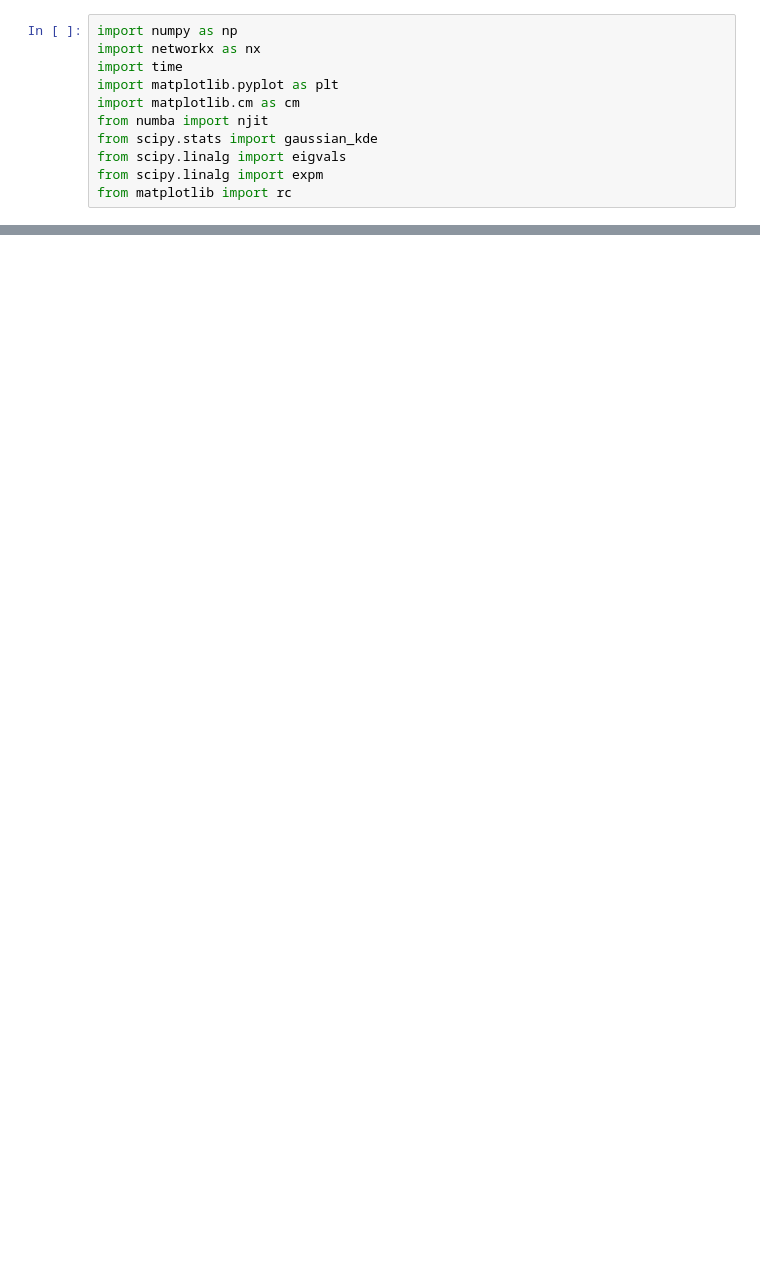
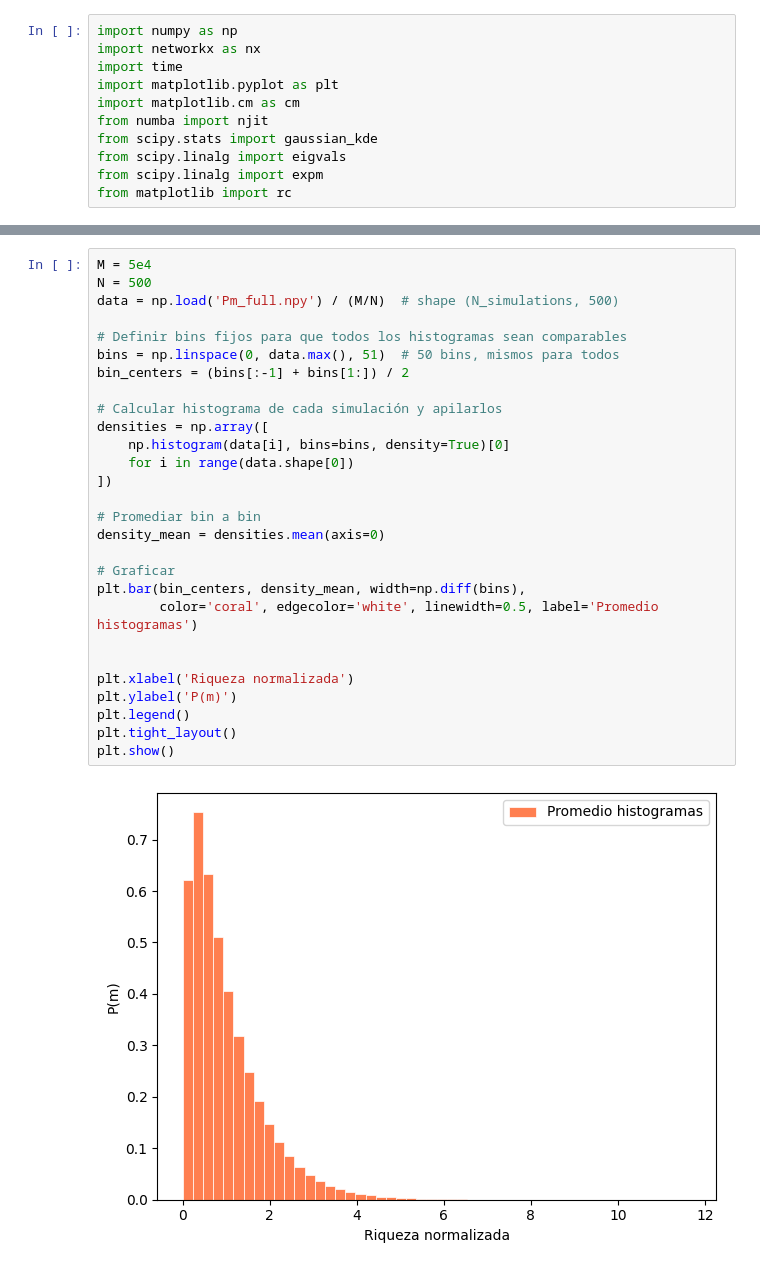
Before and after one commit to khernandezl048/Chakrabarti-Chakorbarti, a Jupyter notebook: Graficas.ipynb, the cells around one changed output, grey strips where cells are left out. Saved outputs shown, nothing was run; the diff lists cells and outputs as text; blank space fills up the shorter version.

```diff
--- a/Graficas.ipynb
+++ b/Graficas.ipynb
@@ -23,0 +26,30 @@ plt.show()
+# %%
+M = 5e4
+N = 500
+data = np.load('Pm_full.npy') / (M/N)  # shape (N_simulations, 500)
+
+# Definir bins fijos para que todos los histogramas sean comparables
+bins = np.linspace(0, data.max(), 51)  # 50 bins, mismos para todos
+bin_centers = (bins[:-1] + bins[1:]) / 2
+
+# Calcular histograma de cada simulación y apilarlos
+densities = np.array([
+    np.histogram(data[i], bins=bins, density=True)[0]
+    for i in range(data.shape[0])
+])
+
+# Promediar bin a bin
+density_mean = densities.mean(axis=0)
+
+# Graficar
+plt.bar(bin_centers, density_mean, width=np.diff(bins),
+        color='coral', edgecolor='white', linewidth=0.5, label='Promedio histogramas')
+
+
+plt.xlabel('Riqueza normalizada')
+plt.ylabel('P(m)')
+plt.legend()
+plt.tight_layout()
+plt.show()
+# %% [output]
+[figure, added]
```
Also changed, not shown: parts of 2 cells of this notebook, 19 other files.
